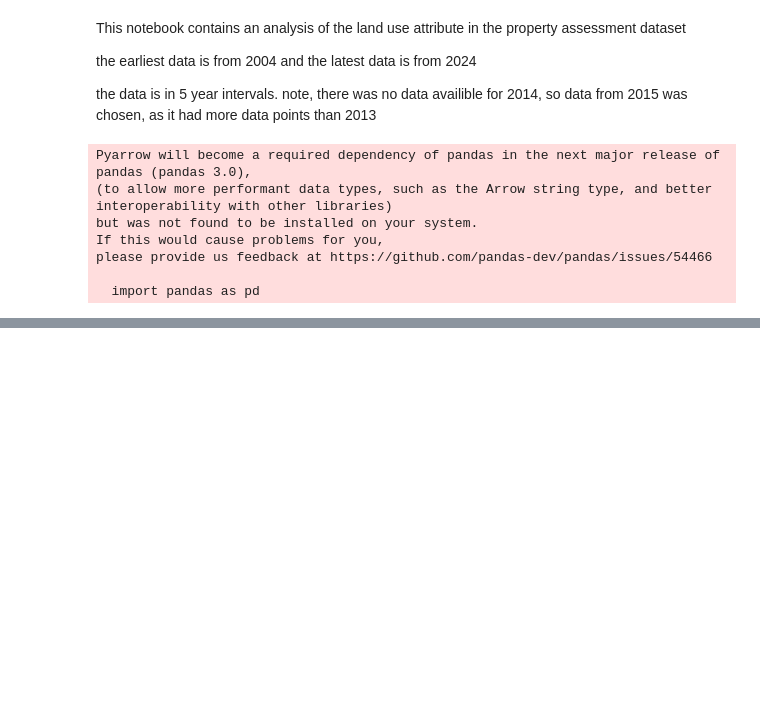
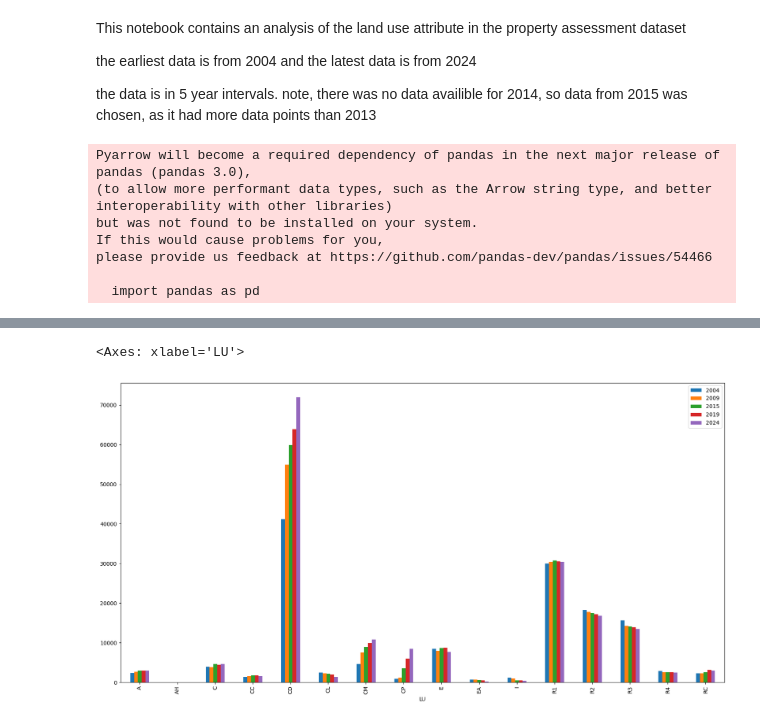
Before and after one commit to BU-Spark/ds-boston-remodeling, a Jupyter notebook: sp24-team-c/land_use_analysis/land_use_analysis.ipynb, the cells around one changed output, grey strips where cells are left out. Drawn from its saved outputs; the diff is of its cells as text; code cells hidden in the pictures; blank space fills up the shorter version.

Commit message:
created bar chart comparing number of units per land usage over 20 years

```diff
--- a/sp24-team-c/land_use_analysis/land_use_analysis.ipynb
+++ b/sp24-team-c/land_use_analysis/land_use_analysis.ipynb
@@ -25,0 +52,18 @@ pa_2024 = pd.read_csv('../data/property_assessment_2024.csv')[['PID', 'LU']]
+# %%
+# fig, axes = plt.subplots(figsize=(20,6), layout='constrained')
+
+group_04 = pa_2004.groupby('LU').count().rename(columns={'PID': '2004'})
+group_09 = pa_2009.groupby('LU').count().rename(columns={'PID': '2009'})
+group_15 = pa_2015.groupby('LU').count().rename(columns={'PID': '2015'})
+group_19 = pa_2019.groupby('LU').count().rename(columns={'PID': '2019'})
+group_24 = pa_2024.groupby('LU').count().rename(columns={'PID': '2024'})
+
+bar_graph = pd.merge(group_04, group_09, on='LU')
+bar_graph = pd.merge(bar_graph, group_15, on='LU')
+bar_graph = pd.merge(bar_graph, group_19, on='LU')
+bar_graph = pd.merge(bar_graph, group_24, on='LU')
+
+bar_graph.plot(kind='bar', figsize=(20,10))
+# %% [output]
+<Axes: xlabel='LU'>
+[figure, added]
```
Also changed, not shown: parts of 1 cell of this notebook.
